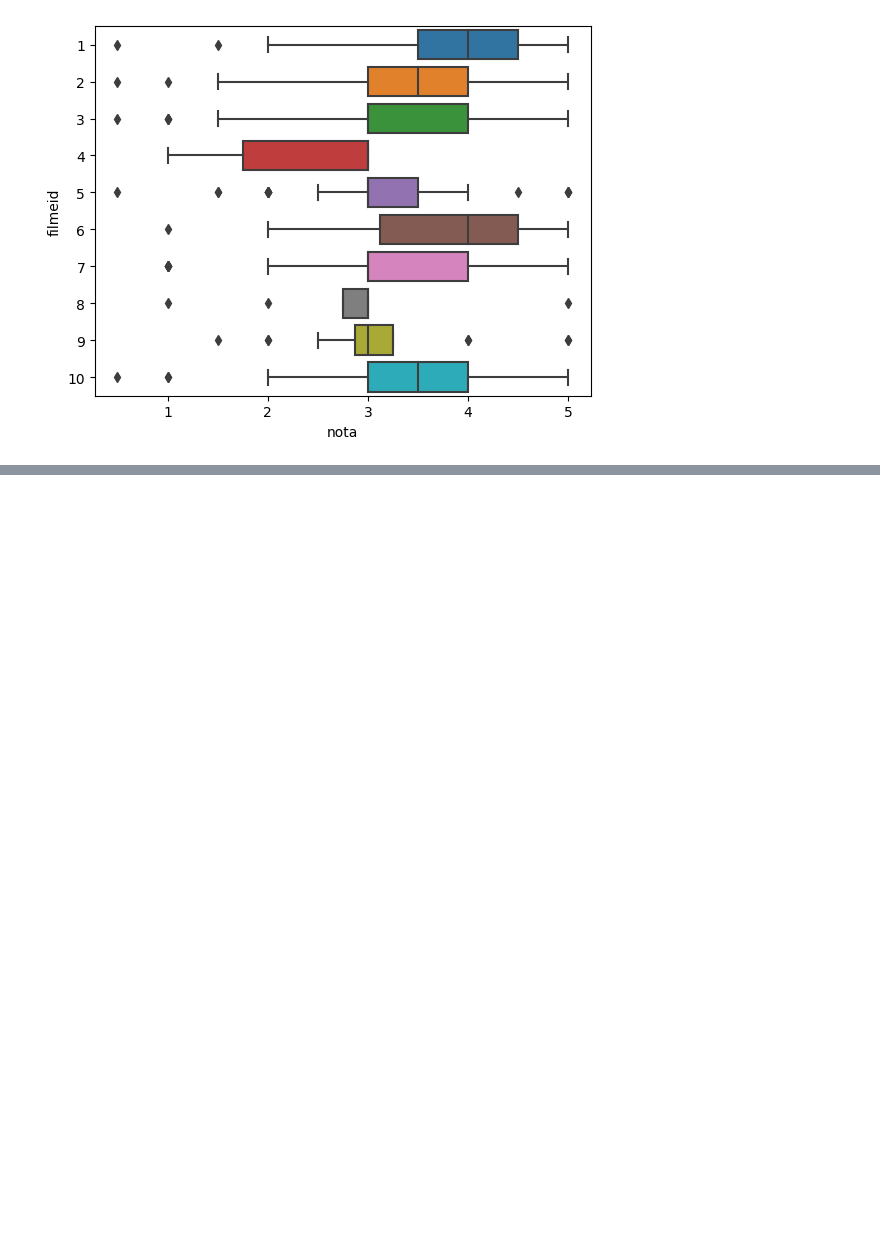
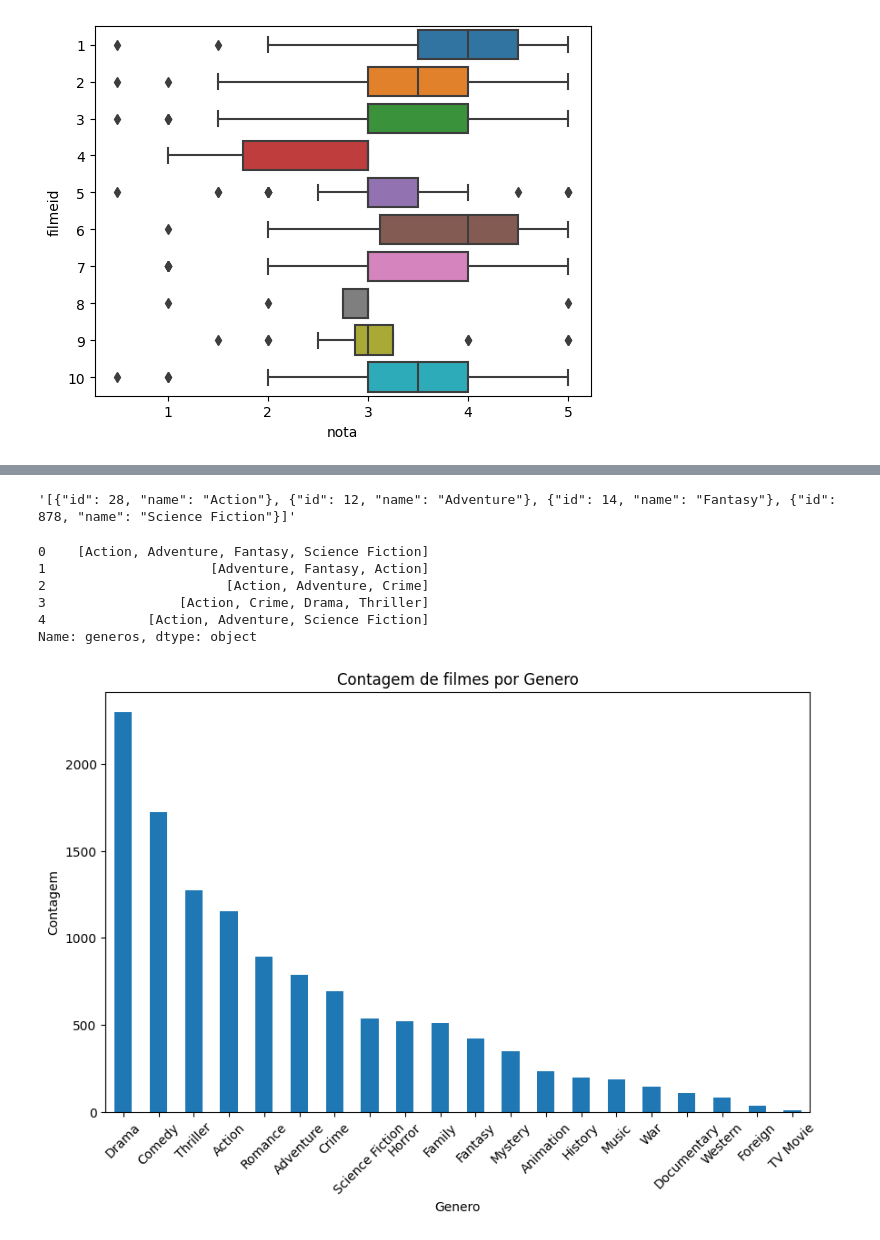
Before and after one commit to chzandonai/ExploratoryDataAnalisys, a Jupyter notebook: notebooks/EDA1.ipynb, the cells around one changed output, grey strips where cells are left out. Drawn from its saved outputs; the diff is of its cells as text; code cells hidden in the pictures; blank space fills up the shorter version.

```diff
--- a/notebooks/EDA1.ipynb
+++ b/notebooks/EDA1.ipynb
@@ -284,0 +278,28 @@ Name: nota, Length: 100835, dtype: float64
+# %%
+tmdb.genres[0]
+# %% [output]
+'[{"id": 28, "name": "Action"}, {"id": 12, "name": "Adventure"}, {"id": 14, "name": "Fantasy"}, {"id": 878, "name": "Science Fiction"}]'
+# %%
+def acha_genero(genero_str):
+    lista_genero = re.findall(r'"name":\s*"([^"]*)"',genero_str)
+    return lista_genero
+# %%
+tmdb['generos'] = tmdb.genres.apply(acha_genero)
+tmdb.generos.head()
+# %% [output]
+0    [Action, Adventure, Fantasy, Science Fiction]
+1                     [Adventure, Fantasy, Action]
+2                       [Action, Adventure, Crime]
+3                 [Action, Crime, Drama, Thriller]
+4             [Action, Adventure, Science Fiction]
+Name: generos, dtype: object
+# %%
+plt.figure(figsize=(10, 6))
+tmdb.generos.explode().value_counts().plot(kind='bar')
+plt.title('Contagem de filmes por Genero')
+plt.xlabel('Genero')
+plt.ylabel('Contagem')
+plt.xticks(rotation=45)
+plt.show()
+# %% [output]
+[figure, added]
```
Also changed, not shown: parts of 13 cells of this notebook.
